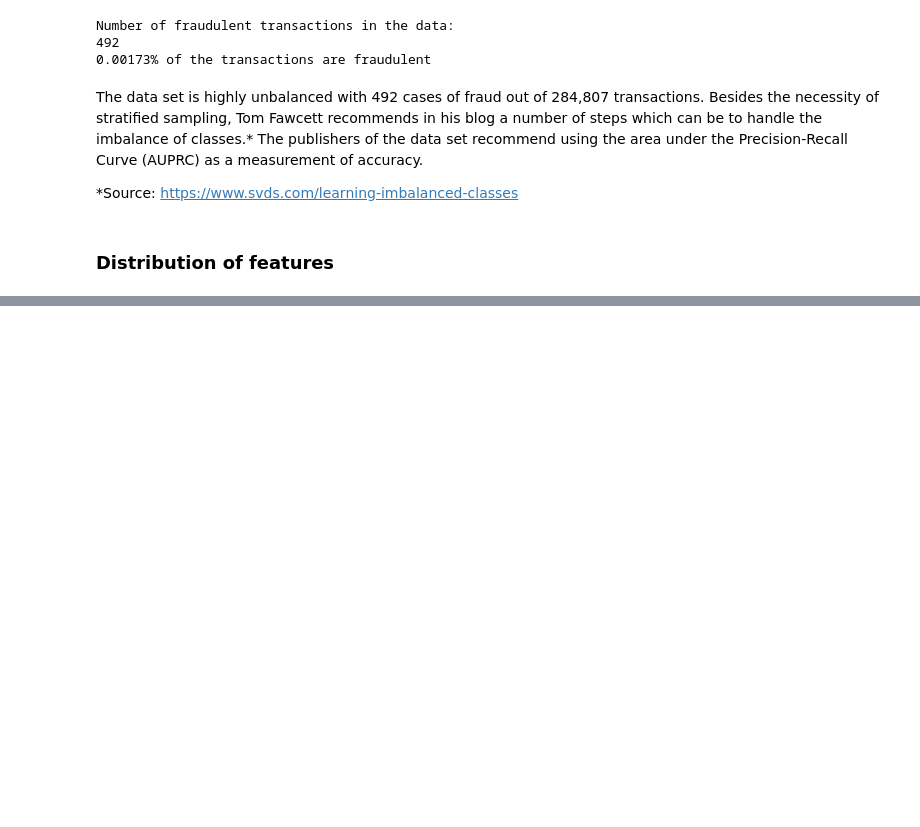
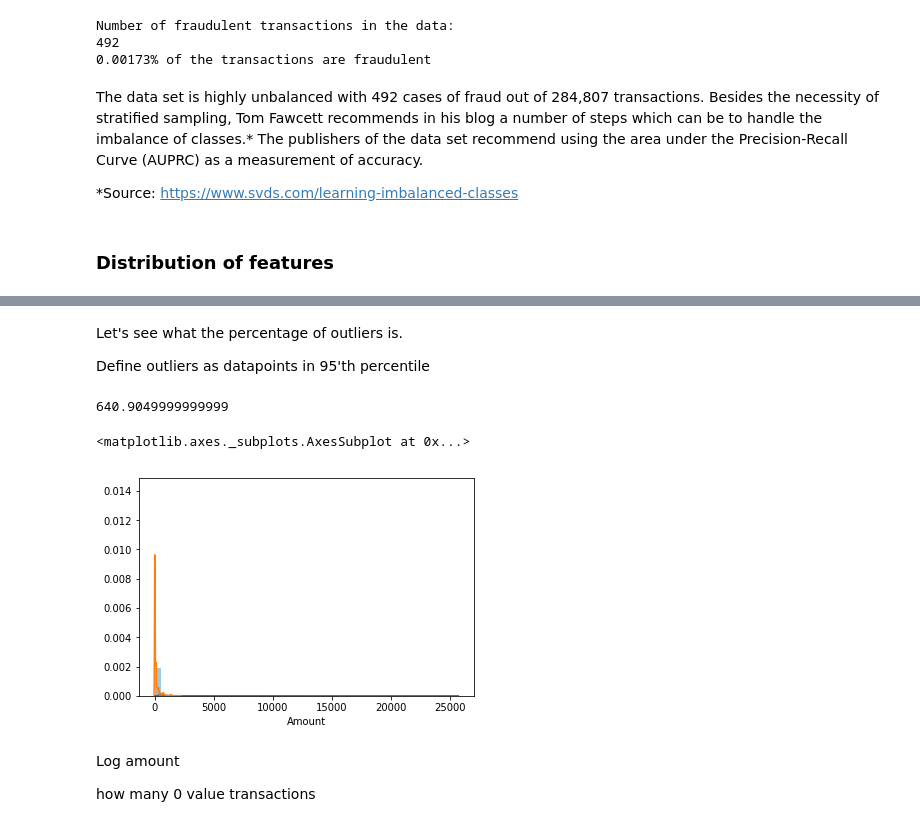
Before and after one commit to abfu/credt_card_fraud_detection, a Jupyter notebook: fraud_detection.ipynb, the cells around one changed output, grey strips where cells are left out. Drawn from its saved outputs; the diff is of its cells as text; code cells hidden in the pictures; blank space fills up the shorter version.

```diff
--- a/fraud_detection.ipynb
+++ b/fraud_detection.ipynb
@@ -124,0 +198,18 @@ the area under the Precision-Recall Curve (AUPRC) as a measurement of accuracy.
+# %% [markdown]
+Let's see what the percentage of outliers is.
+
+  Define outliers as datapoints in 95'th percentile
+# %%
+data_f['Amount'].quantile(.95)
+# %% [output]
+640.9049999999999
+# %%
+sns.distplot(data_nf['Amount'])
+sns.distplot(data_f['Amount'])
+# %% [output]
+<matplotlib.axes._subplots.AxesSubplot at 0x...>
+[figure, added]
+# %% [markdown]
+Log amount
+
+how many 0 value transactions
```
Also changed, not shown: parts of 21 cells of this notebook.
